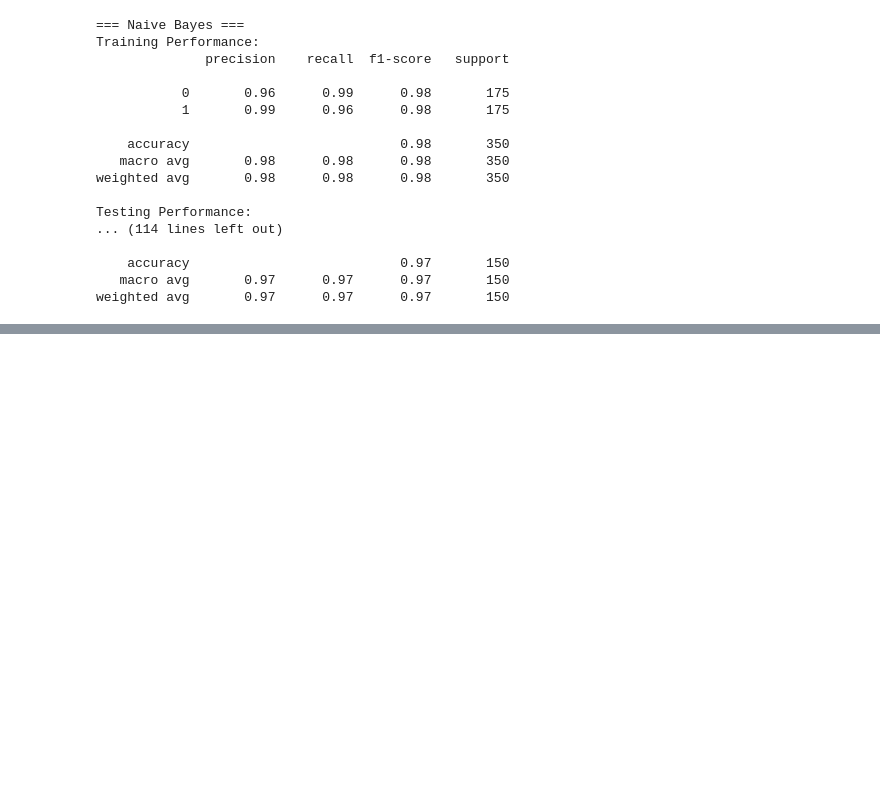
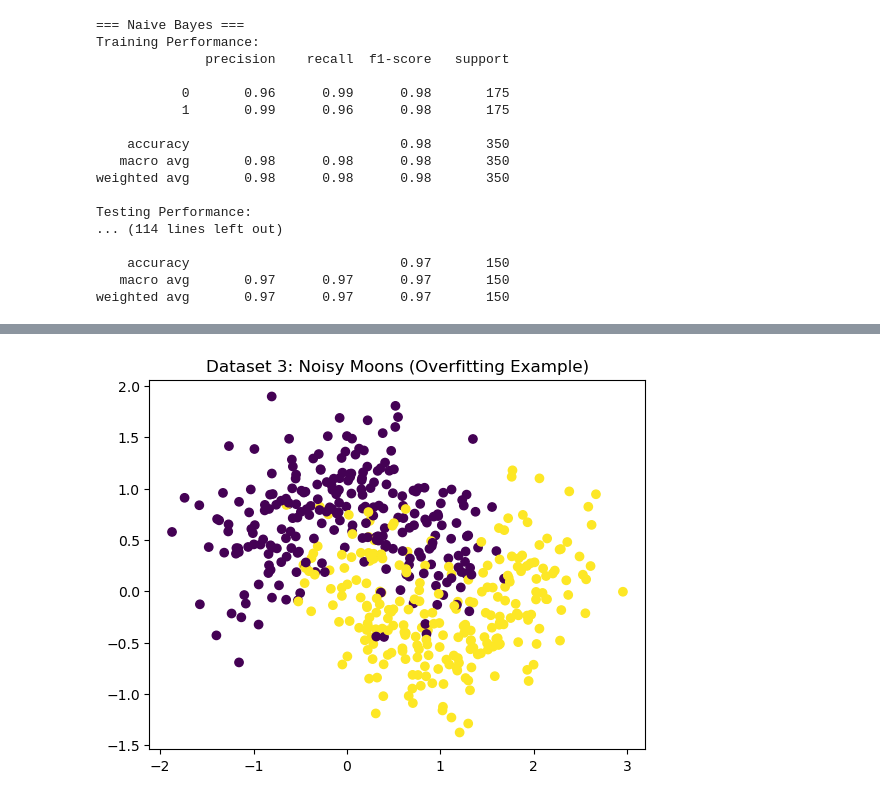
Before and after one commit to XimiPali/ml-classification-comparison, a Jupyter notebook: Comparison of ML Classification Algorithms.ipynb, the cells around one changed output, grey strips where cells are left out. Saved outputs shown, nothing was run; the diff lists cells and outputs as text; code cells hidden in the pictures; blank space fills up the shorter version.

```diff
--- a/Comparison of ML Classification Algorithms.ipynb
+++ b/Comparison of ML Classification Algorithms.ipynb
@@ -167,0 +178,15 @@ weighted avg       0.97      0.97      0.97       150
+# %%
+from sklearn.datasets import make_moons
+
+X3, y3 = make_moons(
+    n_samples=500,
+    noise=0.35,
+    random_state=42
+)
+
+plt.figure()
+plt.scatter(X3[:,0], X3[:,1], c=y3)
+plt.title("Dataset 3: Noisy Moons (Overfitting Example)")
+plt.show()
+# %% [output]
+[figure, added]
```
Also changed, not shown: parts of 3 cells of this notebook.
